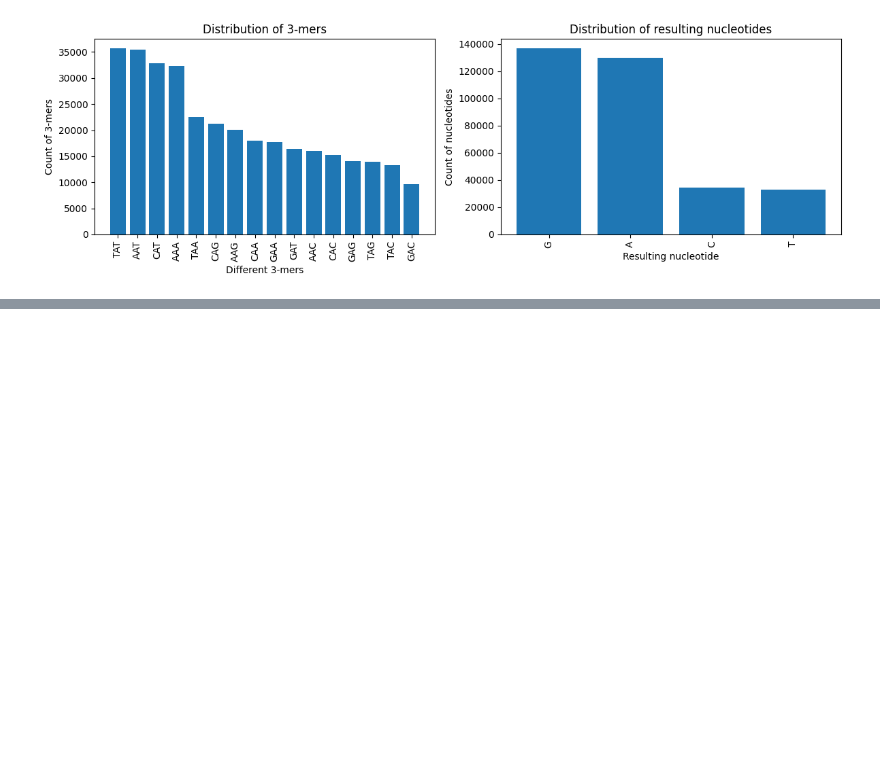
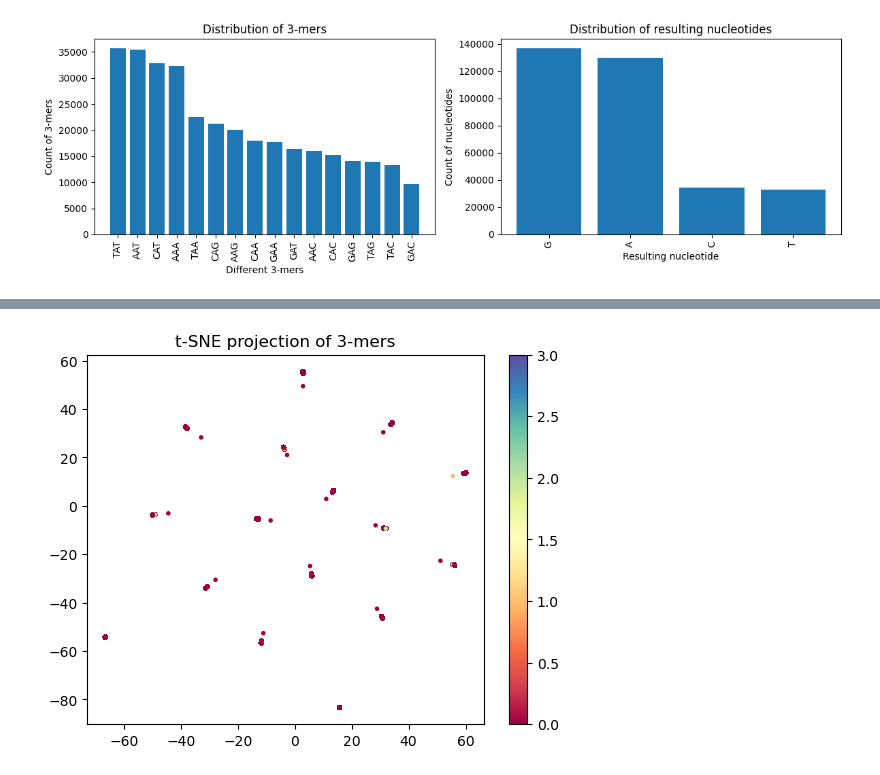
Before and after one commit to grnimrod/mutation-probs-nn, a Jupyter notebook: src/experiments.ipynb, the cells around one changed output, grey strips where cells are left out. Saved outputs shown, nothing was run; the diff lists cells and outputs as text; code cells hidden in the pictures; blank space fills up the shorter version.

```diff
--- a/src/experiments.ipynb
+++ b/src/experiments.ipynb
@@ -183,0 +262,17 @@ plot_distr(df)
+# %%
+from sklearn.manifold import TSNE
+
+
+X_train, y_train, X_val, y_val, X_test, Y_test = load_splits("3sA")
+
+y_train = torch.argmax(y_train, dim=1)
+
+tsne = TSNE(n_components=2, perplexity=30, n_iter=1000, learning_rate='auto')
+embedding = tsne.fit_transform(X_train)
+
+plt.scatter(embedding[:, 0], embedding[:, 1], c=y_train, cmap='Spectral', s=5)
+plt.colorbar()
+plt.title('t-SNE projection of 3-mers')
+plt.show()
+# %% [output]
+[figure, added]
```
Also changed, not shown: parts of 14 cells of this notebook, 3 other files.
